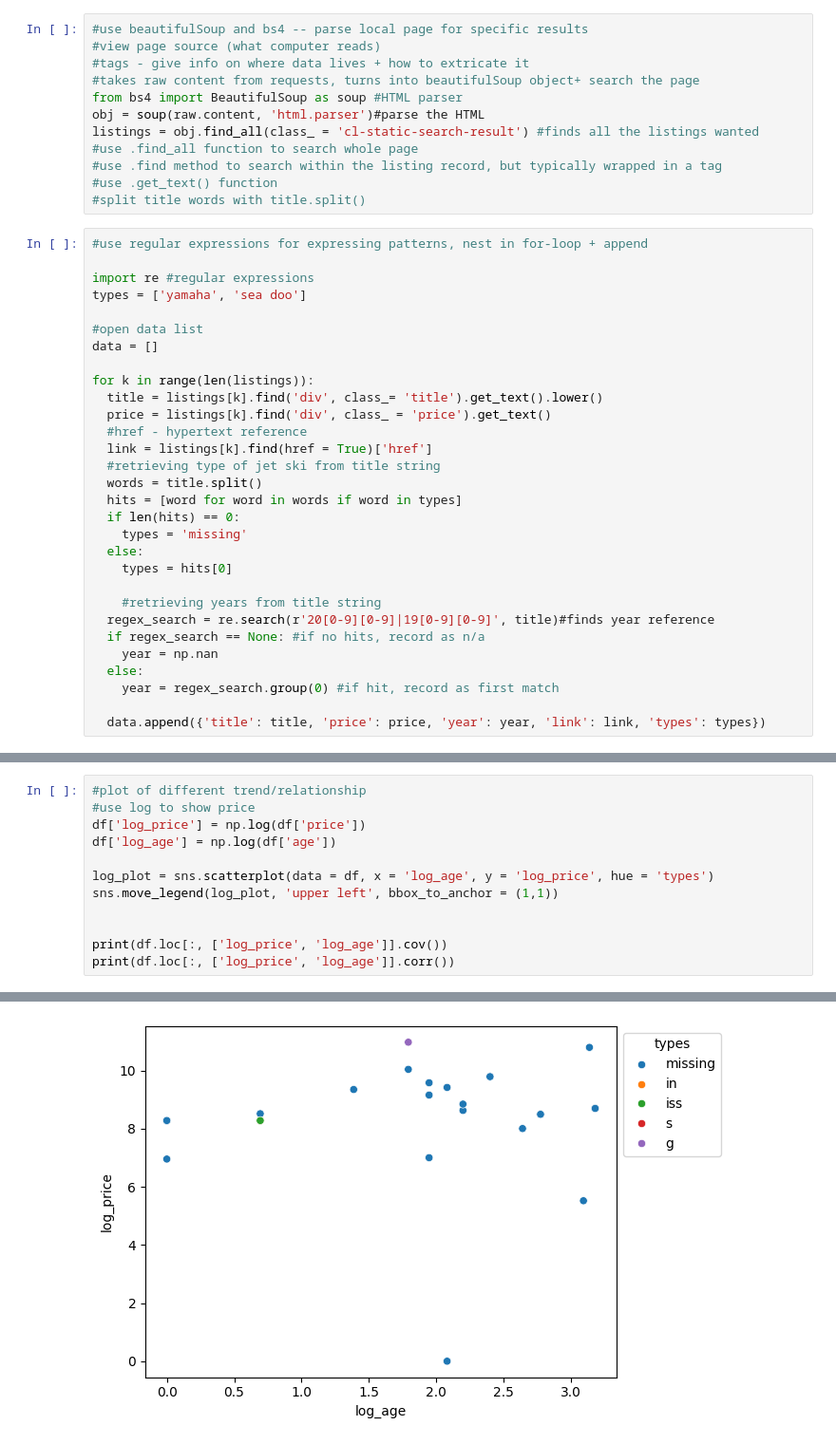
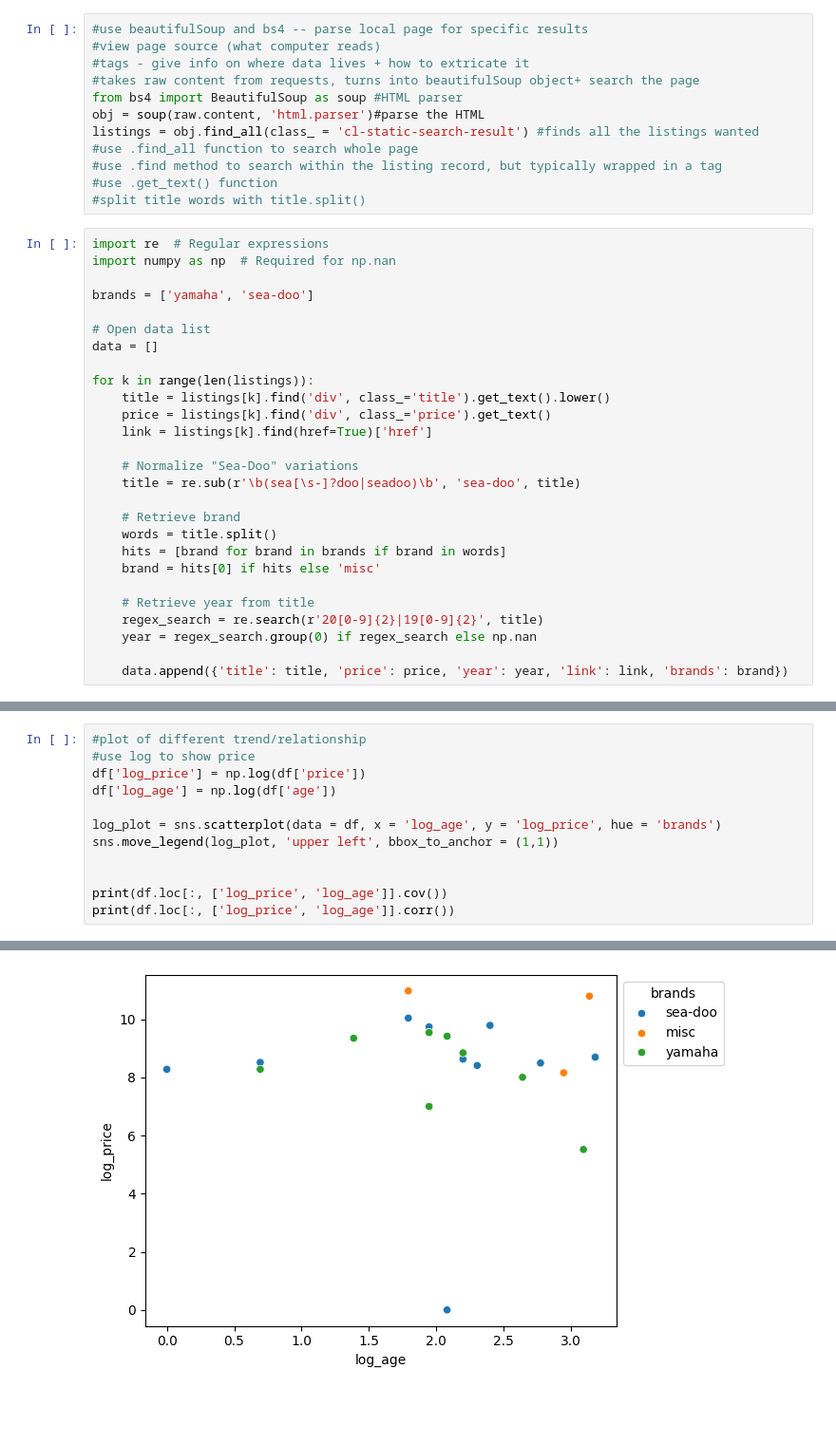
Before and after one commit to kyleegit27/wrangling_KL, a Jupyter notebook: ML_lab1.ipynb, the cells around one changed output, grey strips where cells are left out. Shown: that part at 95% size. Cells and saved outputs as stored; diff of their text form; blank space fills up the shorter version.

```diff
--- a/ML_lab1.ipynb
+++ b/ML_lab1.ipynb
@@ -25,35 +25,32 @@ listings = obj.find_all(class_ = 'cl-static-search-result') #finds all the listi
 #use .get_text() function
 #split title words with title.split()
 # %%
-#use regular expressions for expressing patterns, nest in for-loop + append
+import re  # Regular expressions
+import numpy as np  # Required for np.nan
 
-import re #regular expressions
-types = ['yamaha', 'sea doo']
+brands = ['yamaha', 'sea-doo']
 
-#open data list
+# Open data list
 data = []
 
 for k in range(len(listings)):
-  title = listings[k].find('div', class_= 'title').get_text().lower()
-  price = listings[k].find('div', class_ = 'price').get_text()
-  #href - hypertext reference
-  link = listings[k].find(href = True)['href']
-  #retrieving type of jet ski from title string
-  words = title.split()
-  hits = [word for word in words if word in types]
-  if len(hits) == 0:
-    types = 'missing'
-  else:
-    types = hits[0]
+    title = listings[k].find('div', class_='title').get_text().lower()
+    price = listings[k].find('div', class_='price').get_text()
+    link = listings[k].find(href=True)['href']
 
-    #retrieving years from title string
-  regex_search = re.search(r'20[0-9][0-9]|19[0-9][0-9]', title)#finds year reference
-  if regex_search == None: #if no hits, record as n/a
-    year = np.nan
-  else:
-    year = regex_search.group(0) #if hit, record as first match
+    # Normalize "Sea-Doo" variations
+    title = re.sub(r'\b(sea[\s-]?doo|seadoo)\b', 'sea-doo', title)
 
-  data.append({'title': title, 'price': price, 'year': year, 'link': link, 'types': types})
+    # Retrieve brand
+    words = title.split()
+    hits = [brand for brand in brands if brand in words]
+    brand = hits[0] if hits else 'misc'
+
+    # Retrieve year from title
+    regex_search = re.search(r'20[0-9]{2}|19[0-9]{2}', title)
+    year = regex_search.group(0) if regex_search else np.nan
+
+    data.append({'title': title, 'price': price, 'year': year, 'link': link, 'brands': brand})
 # %%
 #wrangle data...typcast/coerce, clean etc.
 #put in dataframe
@@ -167,7 +137,7 @@ sns.move_legend(ap, 'upper left', bbox_to_anchor = (1,1)) #bbox to anchor places
 df['log_price'] = np.log(df['price'])
 df['log_age'] = np.log(df['age'])
 
-log_plot = sns.scatterplot(data = df, x = 'log_age', y = 'log_price', hue = 'types')
+log_plot = sns.scatterplot(data = df, x = 'log_age', y = 'log_price', hue = 'brands')
 sns.move_legend(log_plot, 'upper left', bbox_to_anchor = (1,1))
 
 
@@ -183 +153 @@ log_age     0.060445  1.000000
-[figure, old version]
+[figure, new version]
```
Also changed, not shown: parts of 6 cells of this notebook.
